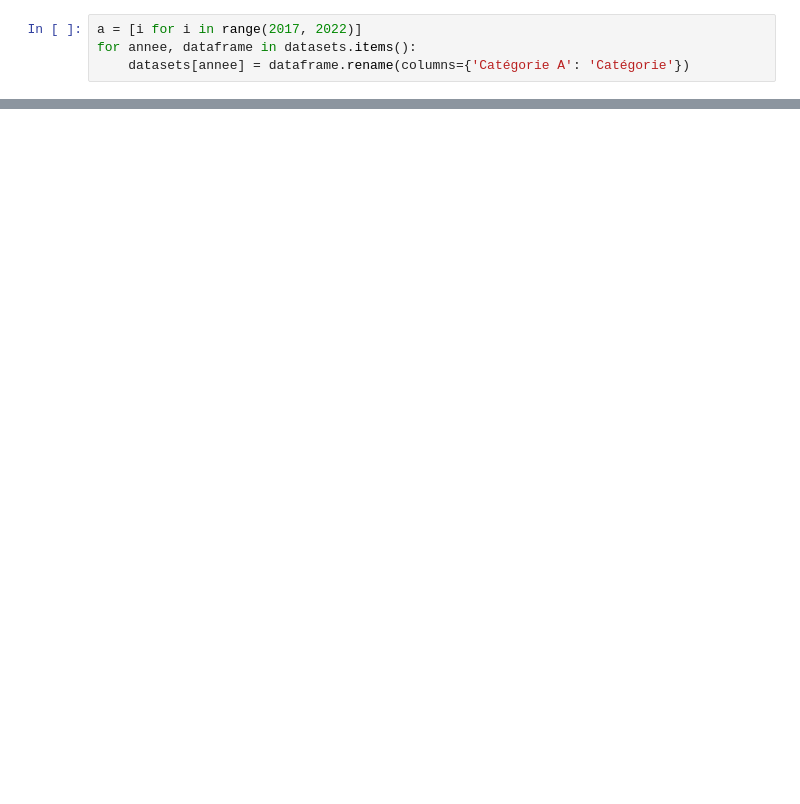
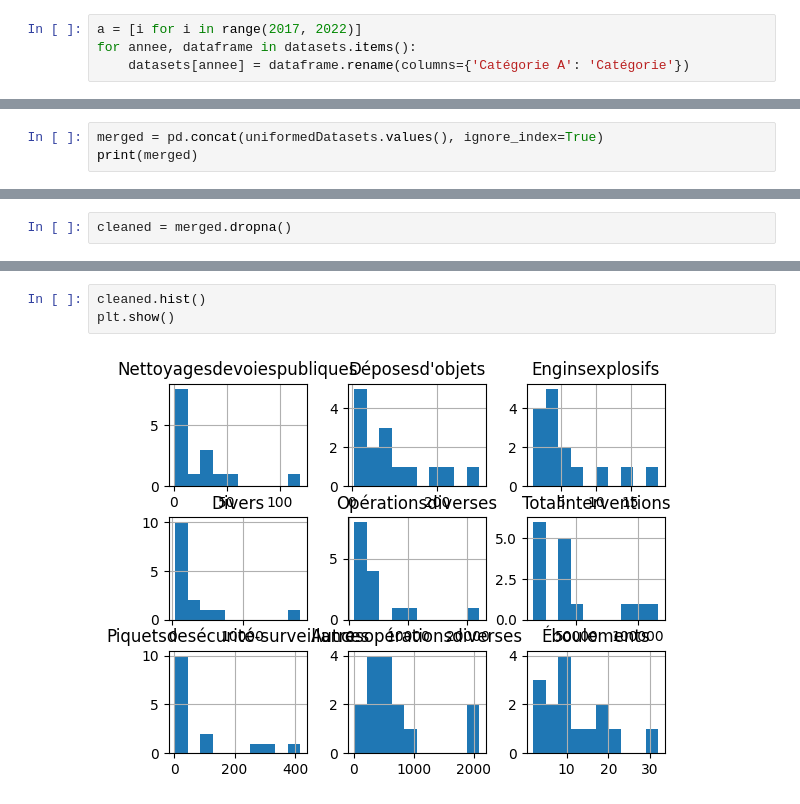
Before and after one commit to antoinebnm/PTS-Data, a Jupyter notebook: data.ipynb, the cells around one changed output, grey strips where cells are left out. Drawn from its saved outputs; the diff is of its cells as text; blank space fills up the shorter version.

```diff
--- a/data.ipynb
+++ b/data.ipynb
@@ -211,0 +239,3 @@ Variance expliquée cumulée:
+# %%
+merged = pd.concat(uniformedDatasets.values(), ignore_index=True)
+print(merged)
@@ -211,0 +260,2 @@ Variance expliquée cumulée:
+# %%
+cleaned = merged.dropna()
@@ -211,0 +282,5 @@ Variance expliquée cumulée:
+# %%
+cleaned.hist()
+plt.show()
+# %% [output]
+[figure, added]
```
Also changed, not shown: parts of 16 cells of this notebook.
